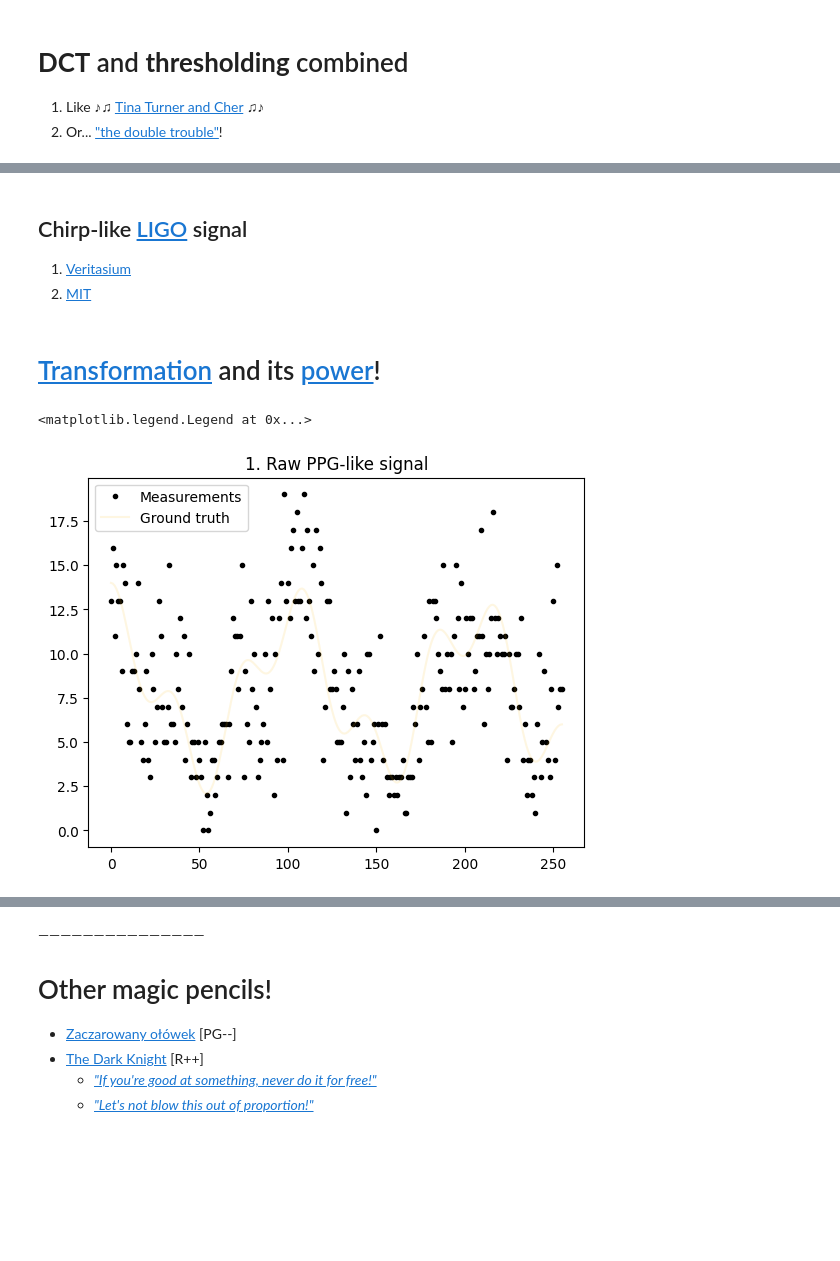
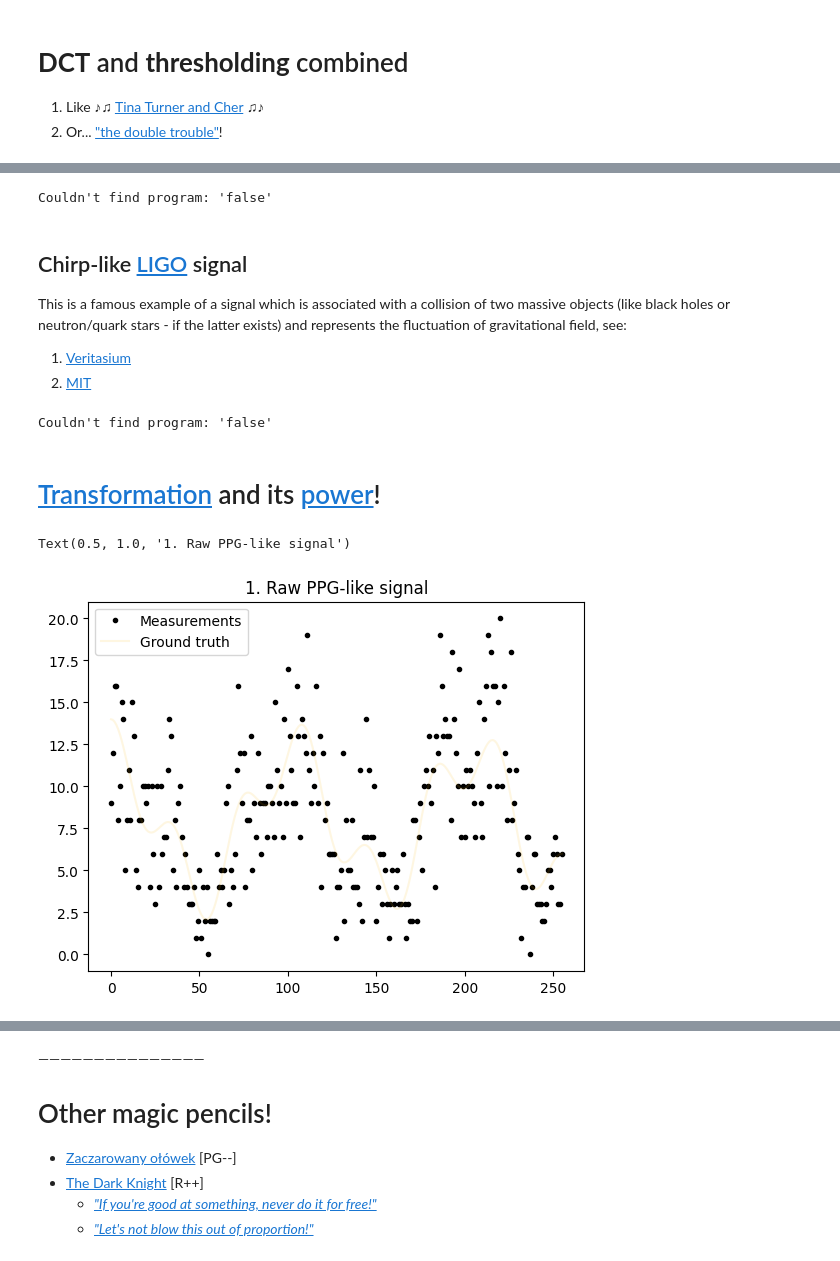
Before and after one commit to Bahrd/AppliedPythonology, a Jupyter notebook: dct.ipynb, the cells around one changed output, grey strips where cells are left out. Saved outputs shown, nothing was run; the diff lists cells and outputs as text; code cells hidden in the pictures; blank space fills up the shorter version.

```diff
--- a/dct.ipynb
+++ b/dct.ipynb
@@ -28,31 +35,40 @@ S, T = rng.poisson(s), π*(π + 2)
 # %%
+%%script false --no-raise-error
+
 from numpy import sqrt, cos, sign, zeros
 from itertools import repeat; from more_itertools import flatten
-#name = 'square wave'
-#_s = sign(sqrt(1/0b101)*cos(f1 * π*X)) - sign(sqrt(1/0b101)*cos(f2 * π*X))
-#s, ε = list(flatten(repeat(_s, intervals))), rng.standard_normal(L * intervals)/0b100 # zeros(L * intervals)
-#S = s + ε
-#T = π/2
+name = 'square wave'
+_s = sign(sqrt(1/0b101)*cos(f1 * π*X)) - sign(sqrt(1/0b101)*cos(f2 * π*X))
+s, ε = list(flatten(repeat(_s, intervals))), rng.standard_normal(L * intervals)/0b100 # zeros(L * intervals)
+S = s + ε
+T = π/2
+# %% [output]
+Couldn't find program: 'false'
 # %% [markdown]
 ## Chirp-like [LIGO](https://www.youtube.com/watch?v=TWqhUANNFXw) signal
+This is a famous example of a signal which is associated with a collision of two massive objects (like black holes or neutron/quark stars - if the latter exists) and represents the fluctuation of gravitational field, see:
 1. [Veritasium](https://www.youtube.com/watch?v=iphcyNWFD10)
 2. [MIT](https://www.youtube.com/watch?v=B4XzLDM3Py8)
 # %%
+%%script false --no-raise-error
+
 from numpy import sin, linspace as lp
-#name = 'chirp'
-#X = lp(0.05, 1.0, L * intervals)
-#s, ε = sin(1/X), rng.standard_normal(L * intervals)/0b100
-#S = s + ε
-#T = π/2
+name = 'gravitational chirp'
+X = lp(0.05, 1.0, L * intervals)
+s, ε = sin(1/X), rng.standard_normal(L * intervals)/0b100
+S = s + ε
+T = π/2
+# %% [output]
+Couldn't find program: 'false'
 # %% [markdown]
 # [Transformation](https://youtu.be/3XSaN4zfEm0?t=42) and its [power](https://youtu.be/4zIoElk3r2c)!
 # %%
 ## Checkpoint I
-plot(S, 'k.'); plot(s, 'xkcd:orangey yellow', alpha = 0b1/0o10); title(f'1. Raw {name}')
-legend(['Measurements', 'Ground truth'])
+plot(S, 'k.'); plot(s, 'xkcd:orangey yellow', alpha = 0b1/0o10)
+legend(['Measurements', 'Ground truth']); title(f'1. Raw {name}')
 # %% [output]
-<matplotlib.legend.Legend at 0x...>
+Text(0.5, 1.0, '1. Raw PPG-like signal')
-[figure, old version]
+[figure, new version]
 # %%
 FS = dct(S, norm = 'ortho')
 # A DC component is usually important, but not here and now...
```
Also changed, not shown: parts of 8 cells of this notebook, 2 other files.
